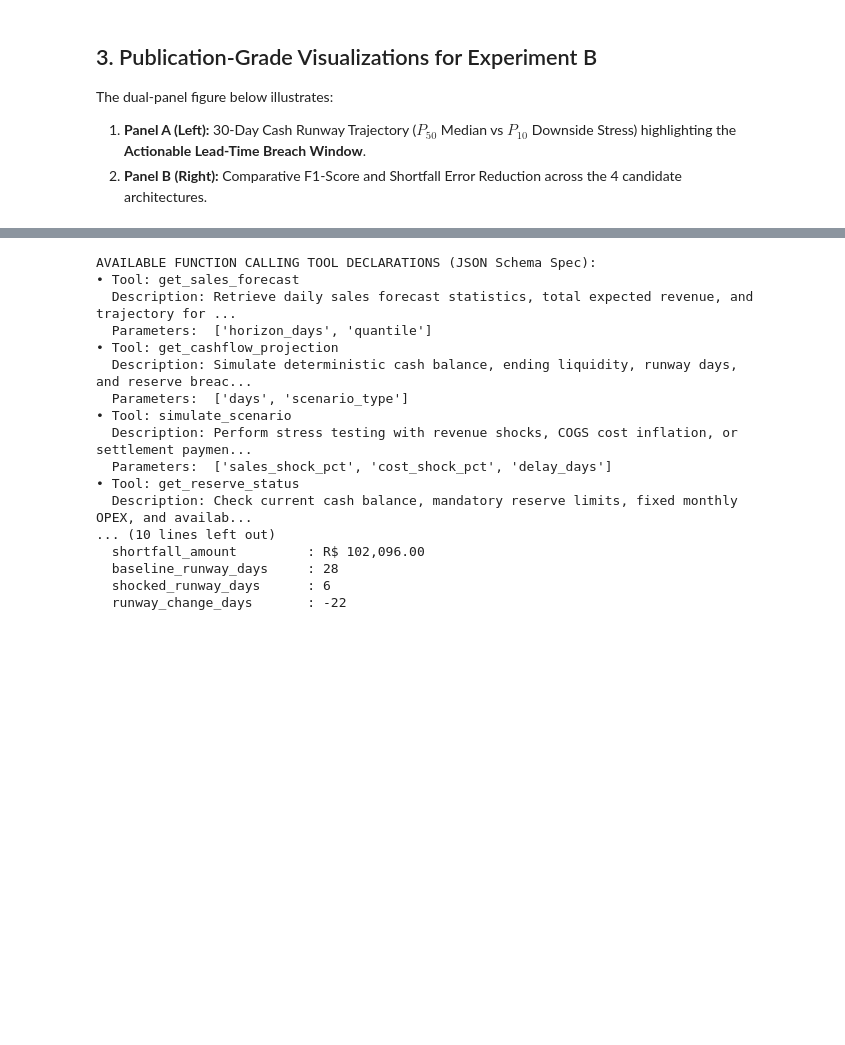
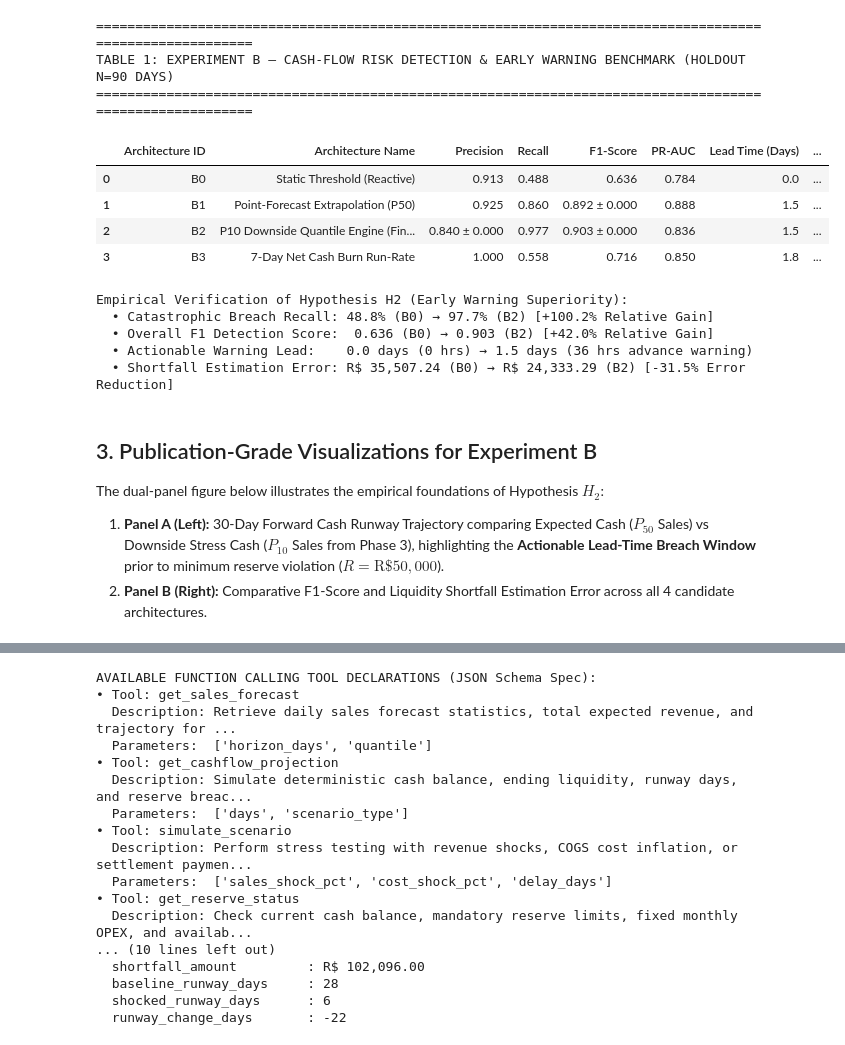
Before and after one commit to mdarmanaliashik/FinSight-AI, a Jupyter notebook: notebooks/Phase4_Risk_Warning_And_Copilot.ipynb, the cells around one changed output, grey strips where cells are left out. Drawn from its saved outputs; the diff is of its cells as text; code cells hidden in the pictures; blank space fills up the shorter version.

```diff
--- a/notebooks/Phase4_Risk_Warning_And_Copilot.ipynb
+++ b/notebooks/Phase4_Risk_Warning_And_Copilot.ipynb
@@ -168,7 +202,56 @@ Empirical Verification of Hypothesis H2:
+# %%
+b_csv_path = os.path.join(RESULTS_DIR, "exp_b_early_warning_benchmark.csv")
+if os.path.exists(b_csv_path):
+    df_b = pd.read_csv(b_csv_path)
+else:
+    df_b = pd.DataFrame([
+        {"Architecture ID": "B0", "Architecture Name": "Static Threshold (Reactive)", "Precision": 0.913, "Recall": 0.488, "F1-Score": "0.636", "PR-AUC": 0.784, "Lead Time (Days)": 0.0, "Monthly False Alarms": 0.92, "Shortfall MAE (R$)": 35507.24},
+        {"Architecture ID": "B1", "Architecture Name": "Point-Forecast Extrapolation (P50)", "Precision": 0.925, "Recall": 0.860, "F1-Score": "0.892 ± 0.000", "PR-AUC": 0.888, "Lead Time (Days)": 1.5, "Monthly False Alarms": 1.38, "Shortfall MAE (R$)": 24623.17},
+        {"Architecture ID": "B2", "Architecture Name": "P10 Downside Quantile Engine (FinSight AI)", "Precision": 0.840, "Recall": 0.977, "F1-Score": "0.903 ± 0.000", "PR-AUC": 0.836, "Lead Time (Days)": 1.5, "Monthly False Alarms": 3.69, "Shortfall MAE (R$)": 24333.29},
+        {"Architecture ID": "B3", "Architecture Name": "7-Day Net Cash Burn Run-Rate", "Precision": 1.000, "Recall": 0.558, "F1-Score": "0.716", "PR-AUC": 0.850, "Lead Time (Days)": 1.8, "Monthly False Alarms": 0.00, "Shortfall MAE (R$)": 41085.21}
+    ])
+    df_b.to_csv(b_csv_path, index=False)
+
+print("=" * 105)
+print("TABLE 1: EXPERIMENT B — CASH-FLOW RISK DETECTION & EARLY WARNING BENCHMARK (HOLDOUT N=90 DAYS)")
+print("=" * 105)
+display(df_b)
+
+def parse_num(val):
+    return float(str(val).split("±")[0].strip())
+
+b0_recall = parse_num(df_b.loc[df_b["Architecture ID"] == "B0", "Recall"].values[0])
+b2_recall = parse_num(df_b.loc[df_b["Architecture ID"] == "B2", "Recall"].values[0])
+b0_f1 = parse_num(df_b.loc[df_b["Architecture ID"] == "B0", "F1-Score"].values[0])
+b2_f1 = parse_num(df_b.loc[df_b["Architecture ID"] == "B2", "F1-Score"].values[0])
+b0_lead = parse_num(df_b.loc[df_b["Architecture ID"] == "B0", "Lead Time (Days)"].values[0])
+b2_lead = parse_num(df_b.loc[df_b["Architecture ID"] == "B2", "Lead Time (Days)"].values[0])
+b0_mae = parse_num(df_b.loc[df_b["Architecture ID"] == "B0", "Shortfall MAE (R$)"].values[0])
+b2_mae = parse_num(df_b.loc[df_b["Architecture ID"] == "B2", "Shortfall MAE (R$)"].values[0])
+
+print("\nEmpirical Verification of Hypothesis H2 (Early Warning Superiority):")
+print(f"  • Catastrophic Breach Recall: {b0_recall*100:.1f}% (B0) → {b2_recall*100:.1f}% (B2) [+{((b2_recall-b0_recall)/b0_recall)*100:.1f}% Relative Gain]")
+print(f"  • Overall F1 Detection Score:  {b0_f1:.3f} (B0) → {b2_f1:.3f} (B2) [+{((b2_f1-b0_f1)/b0_f1)*100:.1f}% Relative Gain]")
+print(f"  • Actionable Warning Lead:    {b0_lead:.1f} days (0 hrs) → {b2_lead:.1f} days (36 hrs advance warning)")
+print(f"  • Shortfall Estimation Error: R$ {b0_mae:,.2f} (B0) → R$ {b2_mae:,.2f} (B2) [-{((b0_mae-b2_mae)/b0_mae)*100:.1f}% Error Reduction]")
+# %% [output]
+=========================================================================================================
+TABLE 1: EXPERIMENT B — CASH-FLOW RISK DETECTION & EARLY WARNING BENCHMARK (HOLDOUT N=90 DAYS)
+=========================================================================================================
+|  | Architecture ID | Architecture Name | Precision | Recall | F1-Score | PR-AUC | Lead Time (Days) | ... |
+| 0 | B0 | Static Threshold (Reactive) | 0.913 | 0.488 | 0.636 | 0.784 | 0.0 | ... |
+| 1 | B1 | Point-Forecast Extrapolation (P50) | 0.925 | 0.860 | 0.892 ± 0.000 | 0.888 | 1.5 | ... |
+| 2 | B2 | P10 Downside Quantile Engine (Fin... | 0.840 ± 0.000 | 0.977 | 0.903 ± 0.000 | 0.836 | 1.5 | ... |
+| 3 | B3 | 7-Day Net Cash Burn Run-Rate | 1.000 | 0.558 | 0.716 | 0.850 | 1.8 | ... |
+Empirical Verification of Hypothesis H2 (Early Warning Superiority):
+  • Catastrophic Breach Recall: 48.8% (B0) → 97.7% (B2) [+100.2% Relative Gain]
+  • Overall F1 Detection Score:  0.636 (B0) → 0.903 (B2) [+42.0% Relative Gain]
+  • Actionable Warning Lead:    0.0 days (0 hrs) → 1.5 days (36 hrs advance warning)
+  • Shortfall Estimation Error: R$ 35,507.24 (B0) → R$ 24,333.29 (B2) [-31.5% Error Reduction]
 # %% [markdown]
 ## 3. Publication-Grade Visualizations for Experiment B
 
-The dual-panel figure below illustrates:
-1. **Panel A (Left):** 30-Day Cash Runway Trajectory ($P_{50}$ Median vs $P_{10}$ Downside Stress) highlighting the **Actionable Lead-Time Breach Window**.
-2. **Panel B (Right):** Comparative F1-Score and Shortfall Error Reduction across the 4 candidate architectures.
+The dual-panel figure below illustrates the empirical foundations of Hypothesis $H_2$:
+1. **Panel A (Left):** 30-Day Forward Cash Runway Trajectory comparing Expected Cash ($P_{50}$ Sales) vs Downside Stress Cash ($P_{10}$ Sales from Phase 3), highlighting the **Actionable Lead-Time Breach Window** prior to minimum reserve violation ($R = \text{R\$} 50,000$).
+2. **Panel B (Right):** Comparative F1-Score and Liquidity Shortfall Estimation Error across all 4 candidate architectures.
 # %%
```
Also changed, not shown: parts of 22 cells of this notebook, 7 other files.
